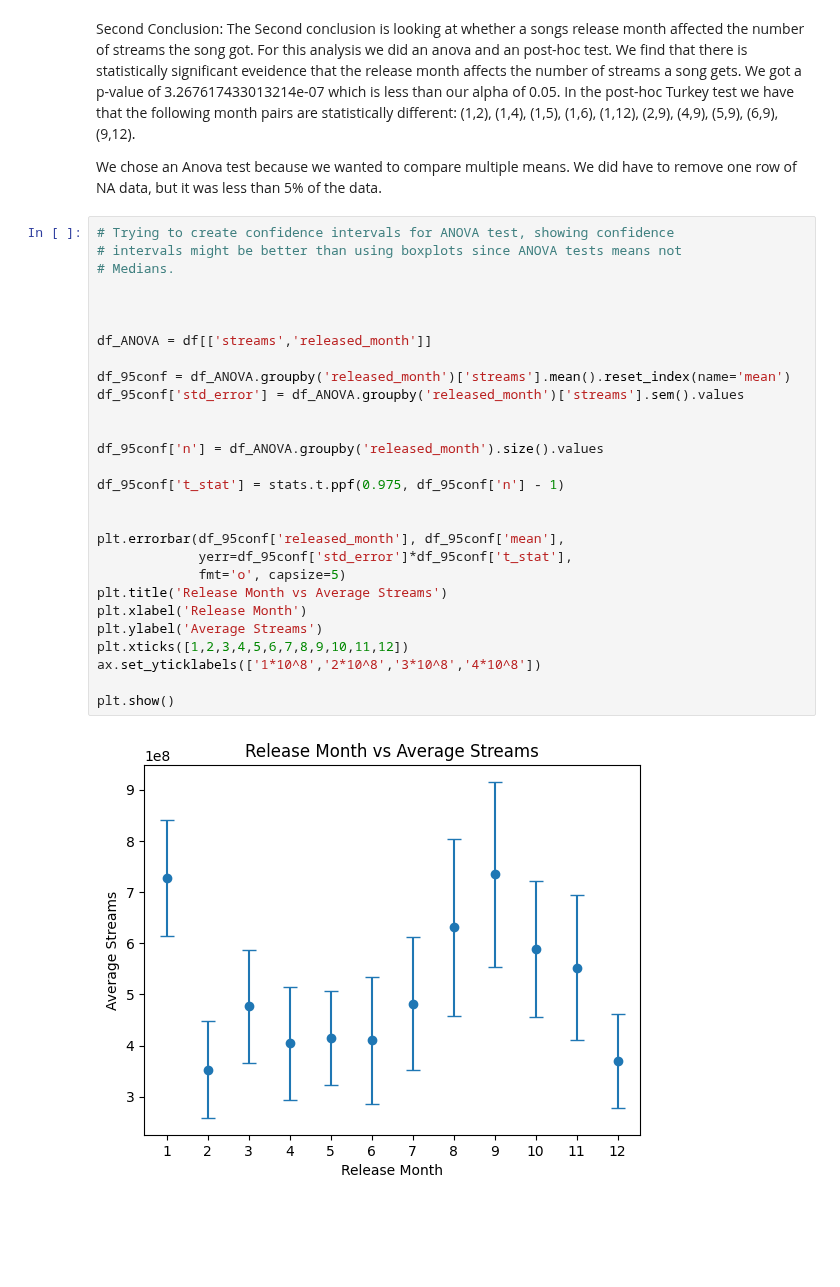
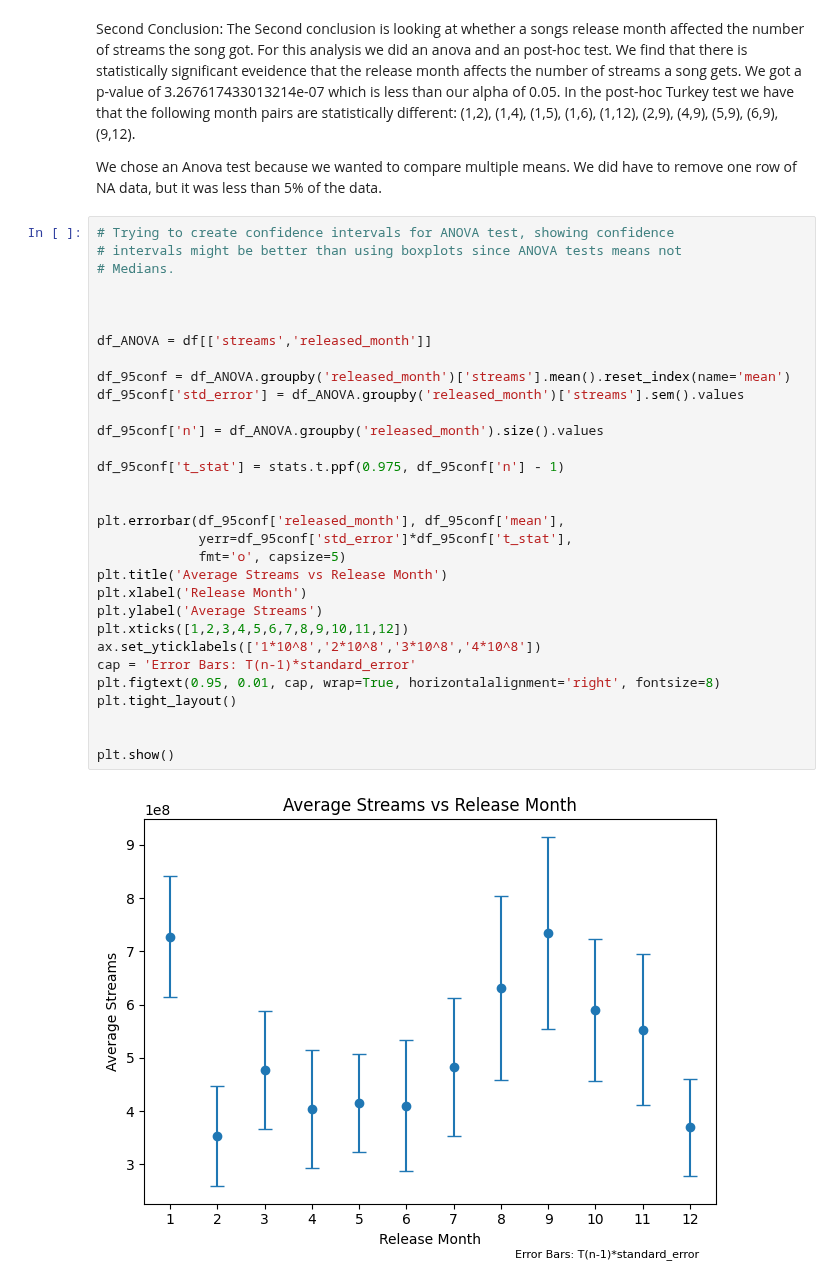
Before and after one commit to JoshuaHildebrand/CMSC320_Project, a Jupyter notebook: Project.ipynb, the cells around one changed output. Cells and saved outputs as stored; diff of their text form; blank space fills up the shorter version.

```diff
--- a/Project.ipynb
+++ b/Project.ipynb
@@ -173,30 +173,33 @@ We chose an Anova test because we wanted to compare multiple means. We did have
 # %%
 # Trying to create confidence intervals for ANOVA test, showing confidence
 # intervals might be better than using boxplots since ANOVA tests means not
 # Medians.
 
 
 
 df_ANOVA = df[['streams','released_month']]
 
 df_95conf = df_ANOVA.groupby('released_month')['streams'].mean().reset_index(name='mean')
 df_95conf['std_error'] = df_ANOVA.groupby('released_month')['streams'].sem().values
 
-
 df_95conf['n'] = df_ANOVA.groupby('released_month').size().values
 
 df_95conf['t_stat'] = stats.t.ppf(0.975, df_95conf['n'] - 1)
 
 
 plt.errorbar(df_95conf['released_month'], df_95conf['mean'],
              yerr=df_95conf['std_error']*df_95conf['t_stat'],
              fmt='o', capsize=5)
-plt.title('Release Month vs Average Streams')
+plt.title('Average Streams vs Release Month')
 plt.xlabel('Release Month')
 plt.ylabel('Average Streams')
 plt.xticks([1,2,3,4,5,6,7,8,9,10,11,12])
 ax.set_yticklabels(['1*10^8','2*10^8','3*10^8','4*10^8'])
+cap = 'Error Bars: T(n-1)*standard_error'
+plt.figtext(0.95, 0.01, cap, wrap=True, horizontalalignment='right', fontsize=8)
+plt.tight_layout()
+
 
 plt.show()
 # %% [output]
-[figure, old version]
+[figure, new version]
```
Also changed, not shown: parts of 1 cell of this notebook.
